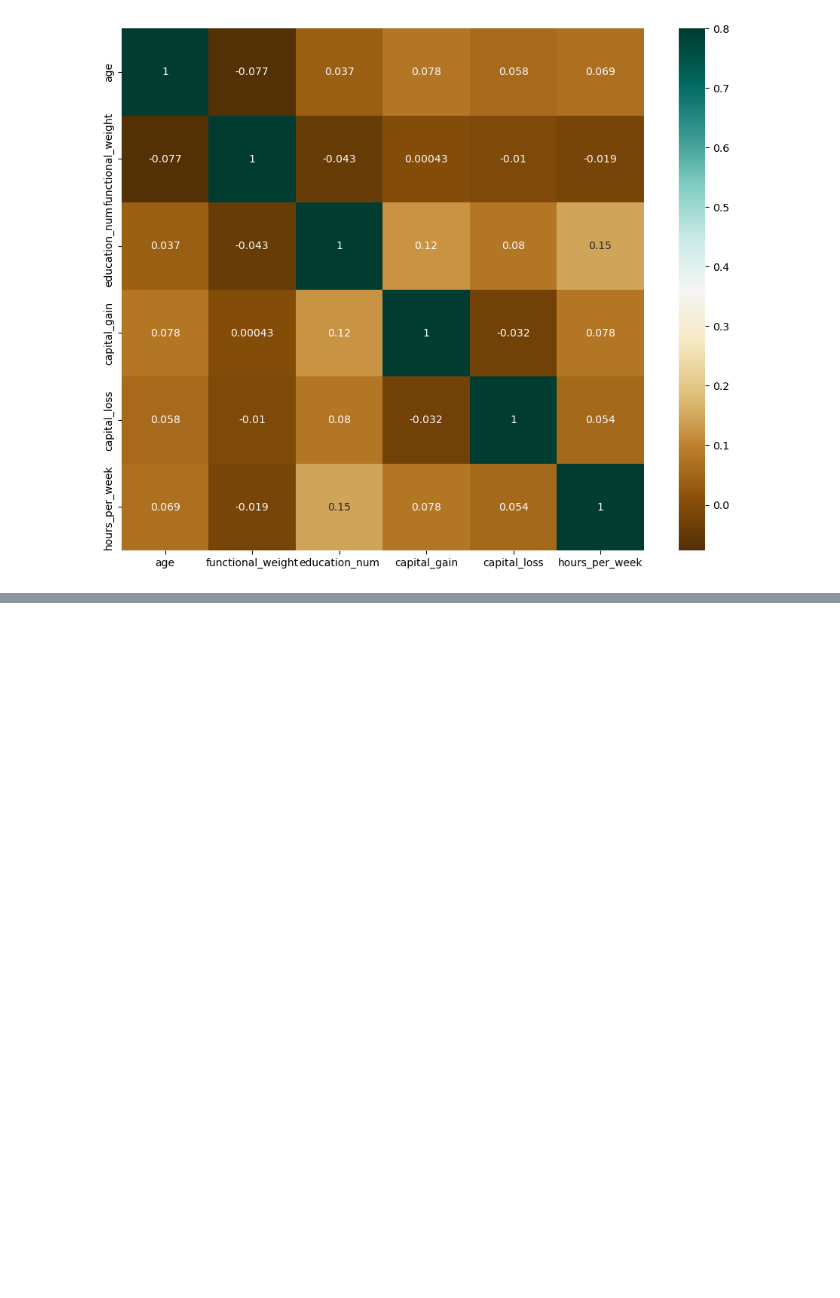
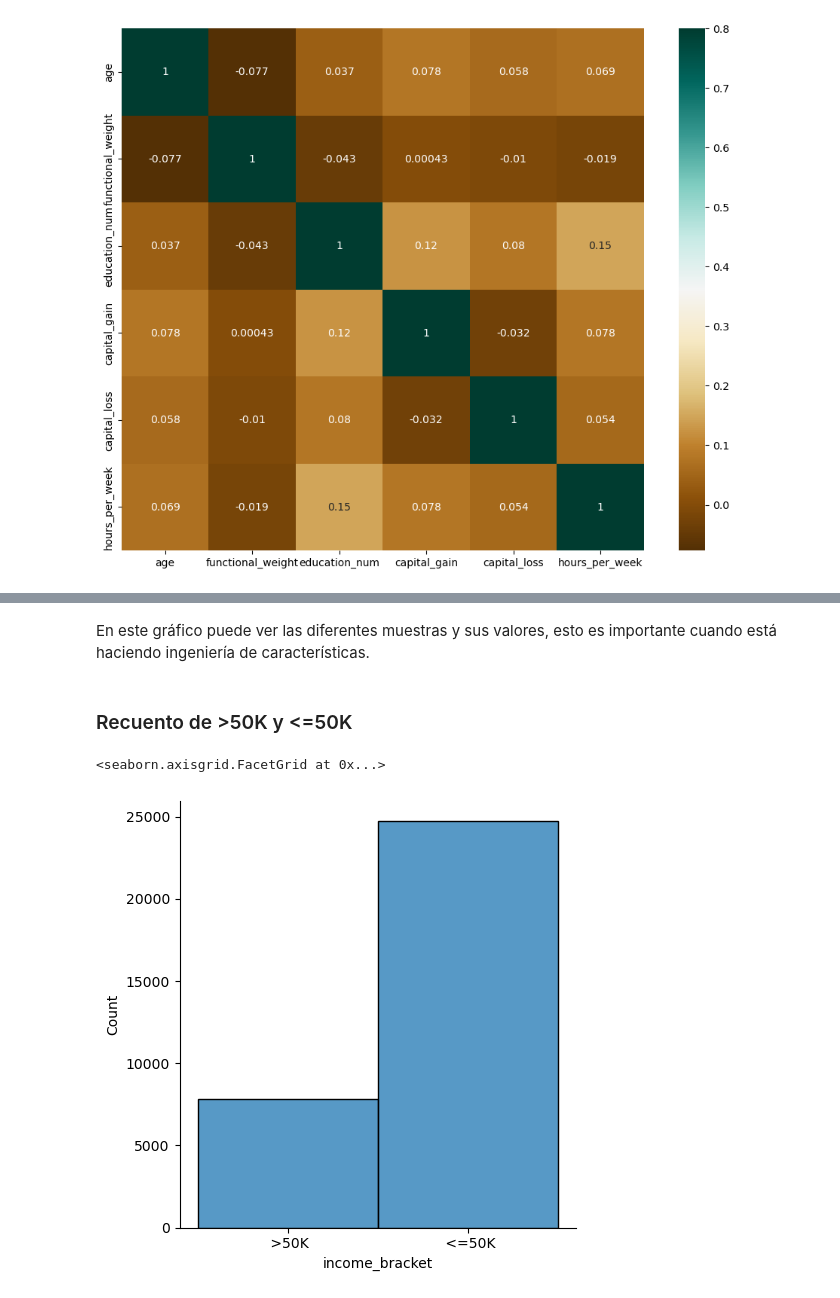
Before and after one commit to bryanfree66/bqml-examples, a Jupyter notebook: bqml_lr.ipynb, the cells around one changed output, grey strips where cells are left out. Drawn from its saved outputs; the diff is of its cells as text; code cells hidden in the pictures; blank space fills up the shorter version.

```diff
--- a/bqml_lr.ipynb
+++ b/bqml_lr.ipynb
@@ -230,0 +249,9 @@ sns.heatmap(hmap, vmax=0.8 ,annot=True, cmap="BrBG", square=True)
+# %% [markdown]
+En este gráfico puede ver las diferentes muestras y sus valores, esto es importante cuando está haciendo ingeniería de características.
+# %% [markdown]
+### Recuento de >50K y <=50K
+# %%
+sns.displot(dataset, x='income_bracket')
+# %% [output]
+<seaborn.axisgrid.FacetGrid at 0x...>
+[figure, added]
```
Also changed, not shown: parts of 6 cells of this notebook.
